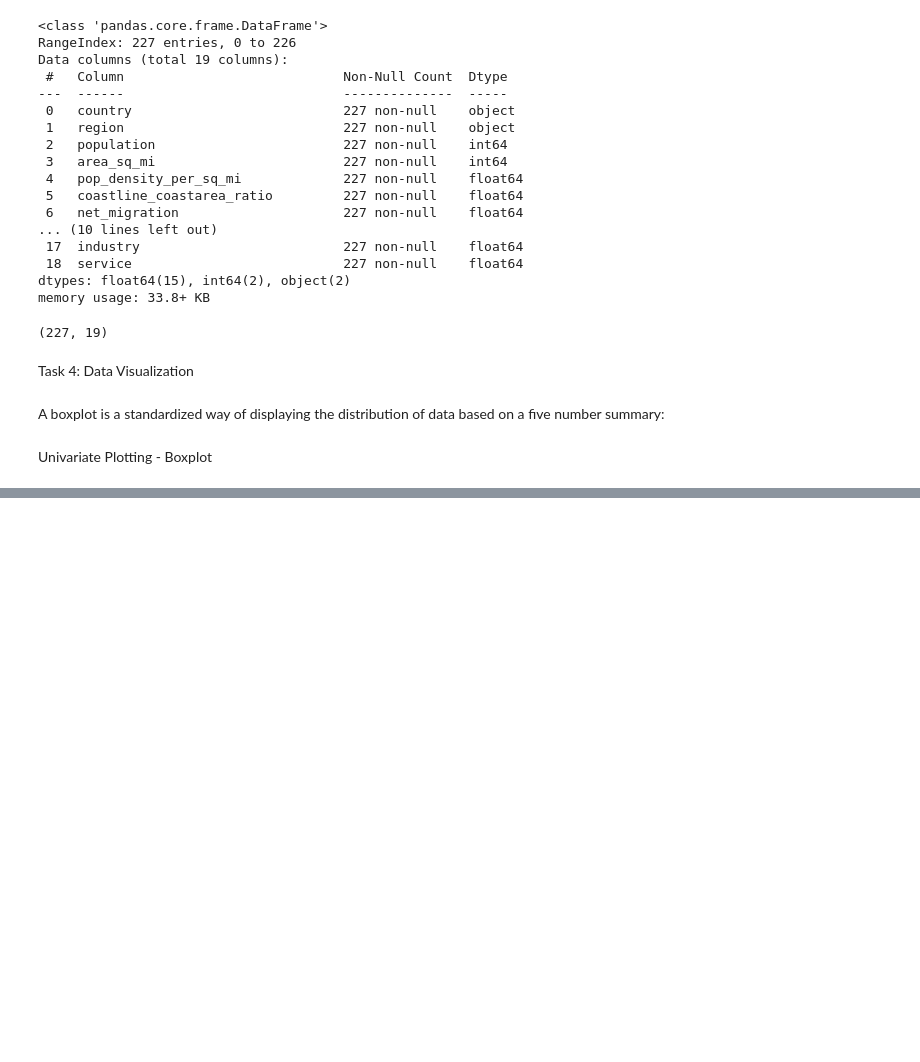
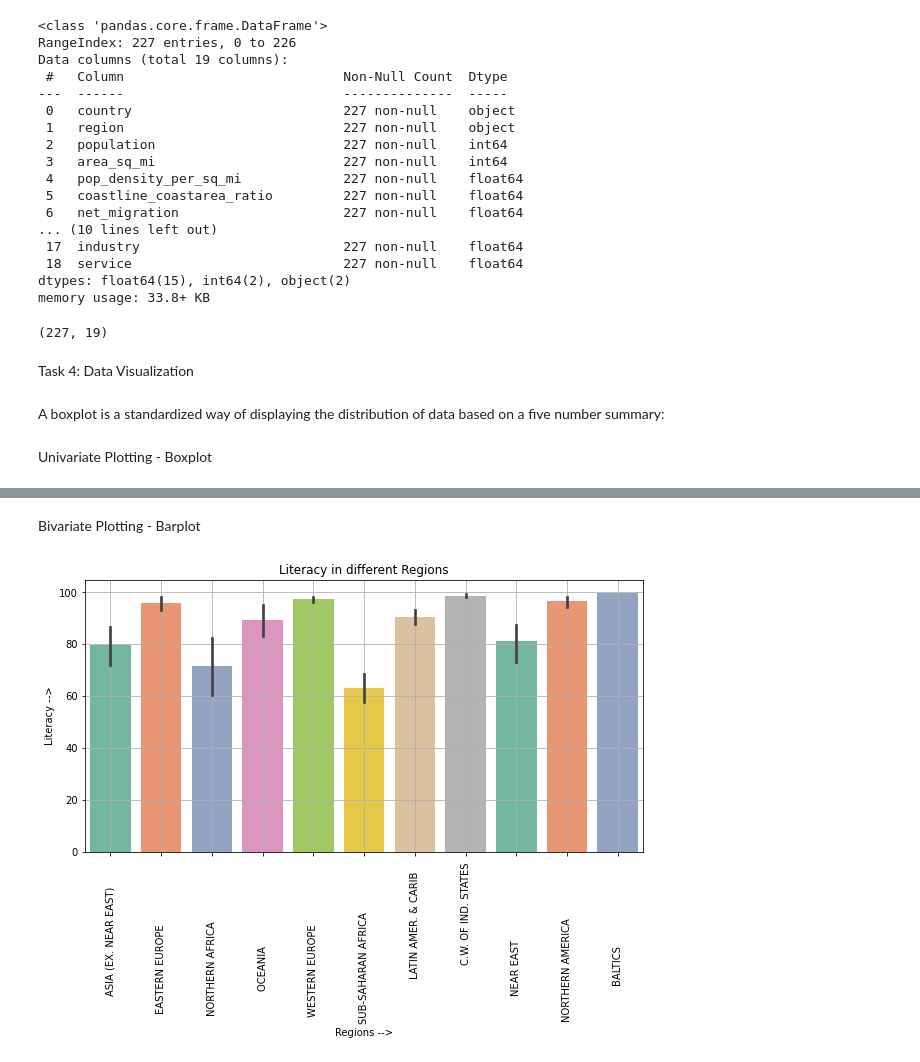
Before and after one commit to Rishiraj-singh7/Countries-of-the-world, a Jupyter notebook: main.ipynb, the cells around one changed output, grey strips where cells are left out. Saved outputs shown, nothing was run; the diff lists cells and outputs as text; code cells hidden in the pictures; blank space fills up the shorter version.

```diff
--- a/main.ipynb
+++ b/main.ipynb
@@ -273,0 +289,13 @@ Univariate Plotting - Boxplot
+# %% [markdown]
+Bivariate Plotting - Barplot
+# %%
+plt.figure(figsize=(10,5));
+sns.barplot(x='region',y='literacy',data=world, palette='Set2');
+plt.xticks(rotation=90);
+plt.grid();
+plt.title('Literacy in different Regions');
+plt.xlabel('Regions -->');
+plt.ylabel('Literacy -->');
+plt.show();
+# %% [output]
+[figure, added]
```
Also changed, not shown: parts of 5 cells of this notebook.
